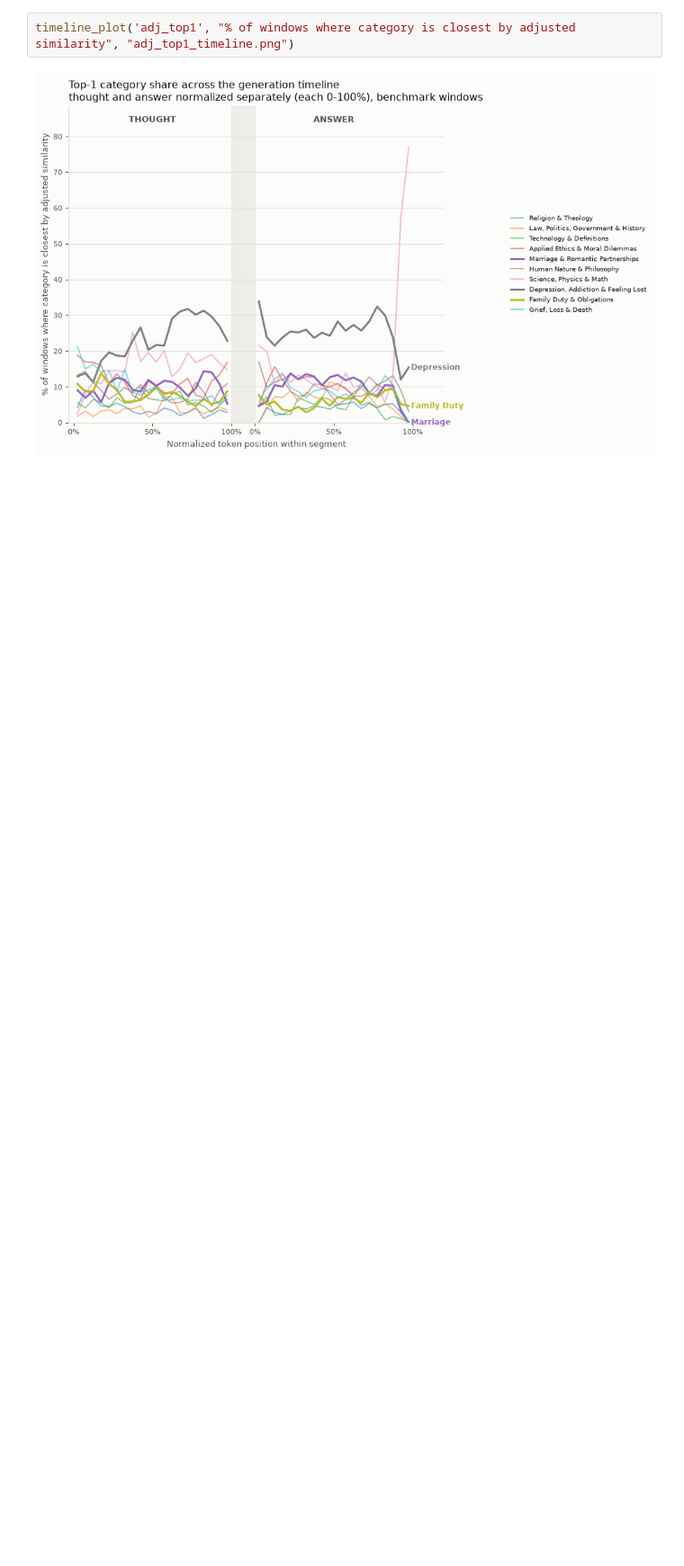
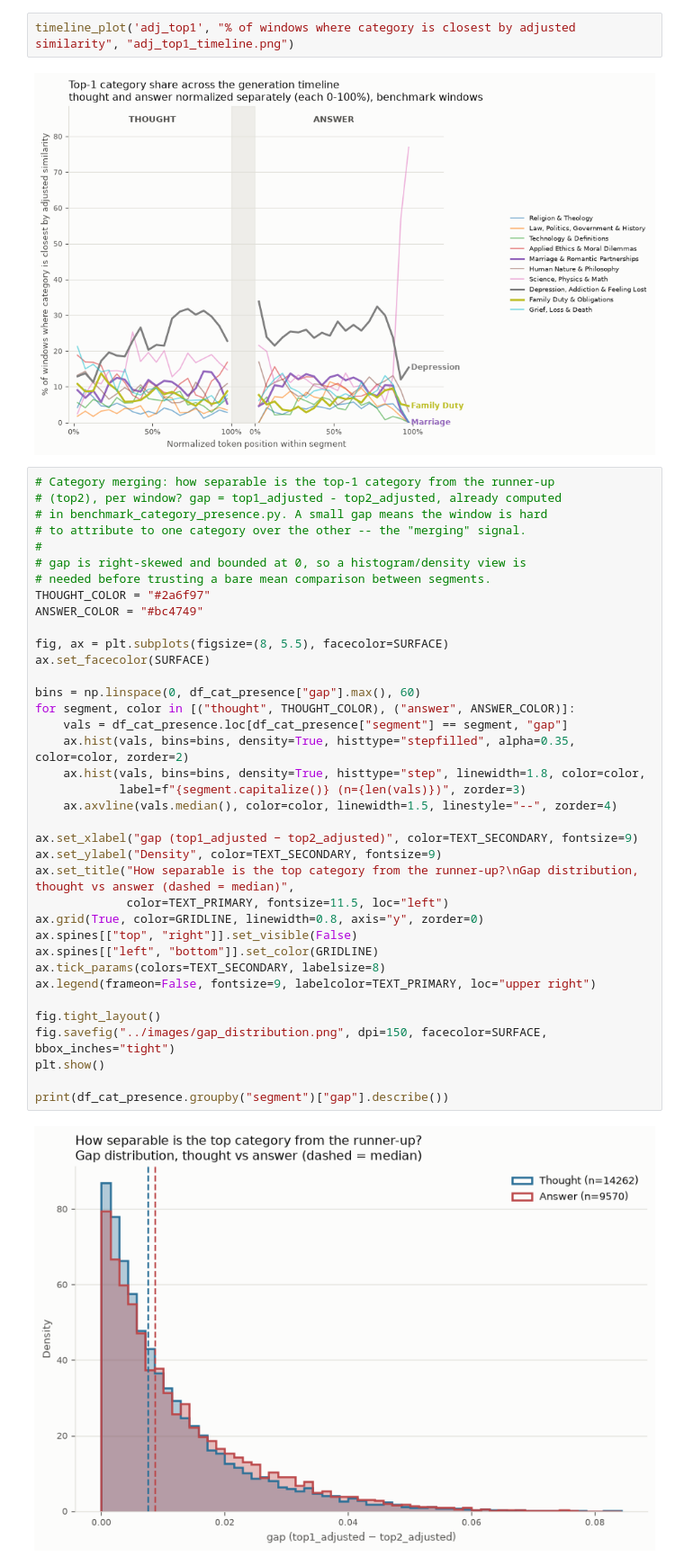
Before and after one commit to suzanaSSP/Jlens_part3, a Jupyter notebook: scripts/eda.ipynb, the cells around one changed output. Shown at 90% size. Saved outputs shown, nothing was run; the diff lists cells and outputs as text; blank space fills up the shorter version.

```diff
--- a/scripts/eda.ipynb
+++ b/scripts/eda.ipynb
@@ -341,3 +341,42 @@ timeline_plot("raw_top1", "% of windows where category is closest by raw similar
 timeline_plot('adj_top1', "% of windows where category is closest by adjusted similarity", "adj_top1_timeline.png")
 # %% [output]
 [figure]
+# %%
+# Category merging: how separable is the top-1 category from the runner-up
+# (top2), per window? gap = top1_adjusted - top2_adjusted, already computed
+# in benchmark_category_presence.py. A small gap means the window is hard
+# to attribute to one category over the other -- the "merging" signal.
+#
+# gap is right-skewed and bounded at 0, so a histogram/density view is
+# needed before trusting a bare mean comparison between segments.
+THOUGHT_COLOR = "#2a6f97"
+ANSWER_COLOR = "#bc4749"
+
+fig, ax = plt.subplots(figsize=(8, 5.5), facecolor=SURFACE)
+ax.set_facecolor(SURFACE)
+
+bins = np.linspace(0, df_cat_presence["gap"].max(), 60)
+for segment, color in [("thought", THOUGHT_COLOR), ("answer", ANSWER_COLOR)]:
+    vals = df_cat_presence.loc[df_cat_presence["segment"] == segment, "gap"]
+    ax.hist(vals, bins=bins, density=True, histtype="stepfilled", alpha=0.35, color=color, zorder=2)
+    ax.hist(vals, bins=bins, density=True, histtype="step", linewidth=1.8, color=color,
+            label=f"{segment.capitalize()} (n={len(vals)})", zorder=3)
+    ax.axvline(vals.median(), color=color, linewidth=1.5, linestyle="--", zorder=4)
+
+ax.set_xlabel("gap (top1_adjusted − top2_adjusted)", color=TEXT_SECONDARY, fontsize=9)
+ax.set_ylabel("Density", color=TEXT_SECONDARY, fontsize=9)
+ax.set_title("How separable is the top category from the runner-up?\nGap distribution, thought vs answer (dashed = median)",
+             color=TEXT_PRIMARY, fontsize=11.5, loc="left")
+ax.grid(True, color=GRIDLINE, linewidth=0.8, axis="y", zorder=0)
+ax.spines[["top", "right"]].set_visible(False)
+ax.spines[["left", "bottom"]].set_color(GRIDLINE)
+ax.tick_params(colors=TEXT_SECONDARY, labelsize=8)
+ax.legend(frameon=False, fontsize=9, labelcolor=TEXT_PRIMARY, loc="upper right")
+
+fig.tight_layout()
+fig.savefig("../images/gap_distribution.png", dpi=150, facecolor=SURFACE, bbox_inches="tight")
+plt.show()
+
+print(df_cat_presence.groupby("segment")["gap"].describe())
+# %% [output]
+[figure, added]
```
Also changed, not shown: parts of 7 cells of this notebook, 8 other files.
